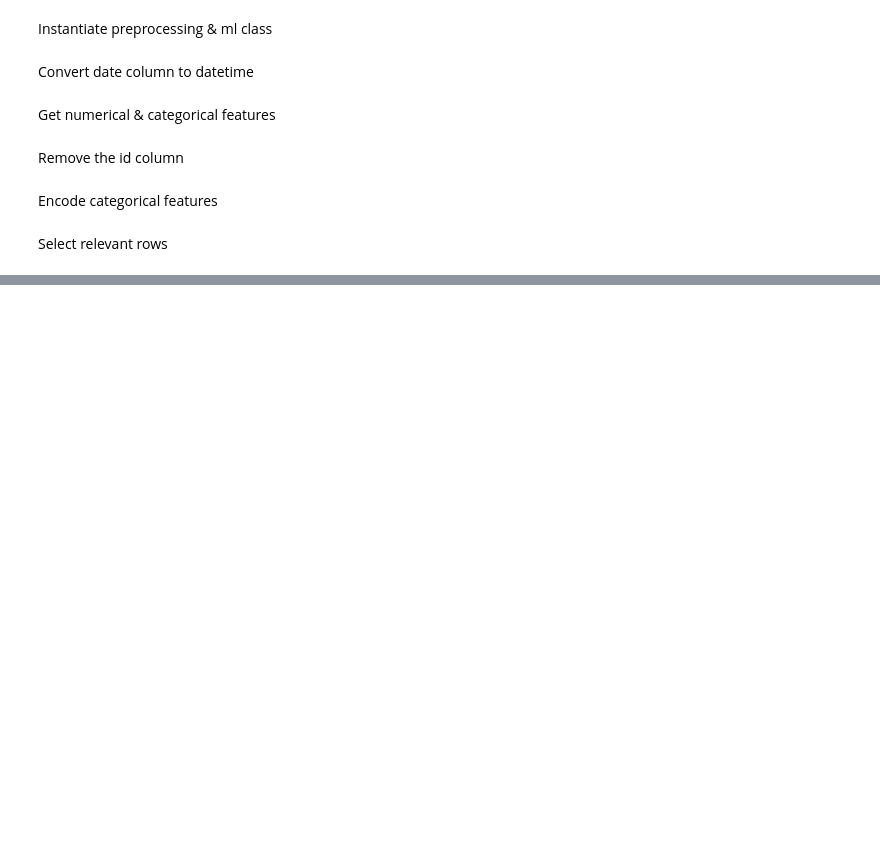
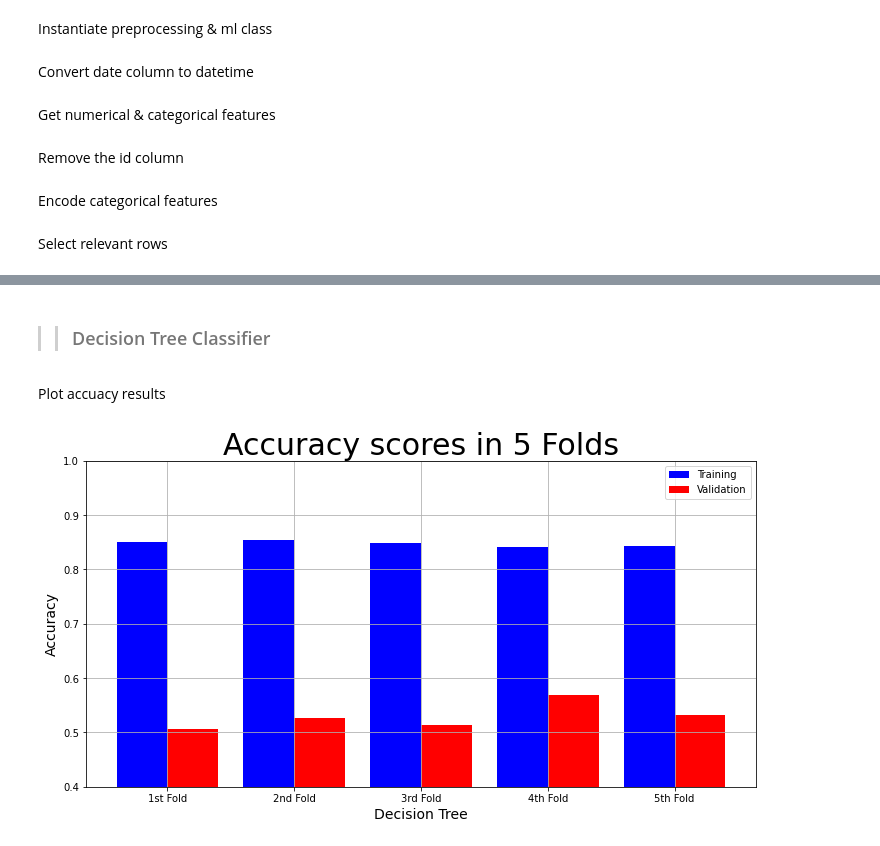
Before and after one commit to wakura-mbuya/abtest-mlops, a Jupyter notebook: notebooks/decission_tress.ipynb, the cells around one changed output, grey strips where cells are left out. Saved outputs shown, nothing was run; the diff lists cells and outputs as text; code cells hidden in the pictures; blank space fills up the shorter version.

Commit message:
accuracy and precision plots for decision tree

```diff
--- a/notebooks/decission_tress.ipynb
+++ b/notebooks/decission_tress.ipynb
@@ -104,6 +102,3 @@ X = X.query('yes == 1 | no == 1')
 # %%
 # Drop auction_id column
 X.drop(["auction_id"], axis=1, inplace=True)
-# %%
-# add 1 to yes and 0 to no
-X['yes'] = X['yes'].replace(1, 2)
@@ -109,0 +107,24 @@ X['yes'] = X['yes'].replace(1, 2)
+# %%
+X['target'] = [1] * X.shape[0]
+X.loc[X['no'] == 1, 'target'] = 0
+y = X['target']
+X.drop(["target"], axis=1, inplace=True)
+X.drop(['yes', 'no'], axis=1, inplace=True)
+# %%
+# Get the day of the week from the date column as a new column
+X['day'] = X['date'].dt.dayofweek
+X.drop(["date"], axis=1, inplace=True)
+# %% [markdown]
+>> ### Decision Tree Classifier
+# %%
+decision_tree_model = DecisionTreeClassifier(criterion="entropy",
+                                     random_state=0)
+decision_tree_result = ml.cross_validation(decision_tree_model, X, y, 5)
+# %% [markdown]
+Plot accuacy results
+# %%
+# Plot Accuracy Result
+model_name = "Decision Tree"
+ml.plot_result(model_name, "Accuracy", "Accuracy scores in 5 Folds", decision_tree_result["Training Accuracy scores"], decision_tree_result["Validation Accuracy scores"])
+# %% [output]
+[figure, added]
```
Also changed, not shown: parts of 5 cells of this notebook.
